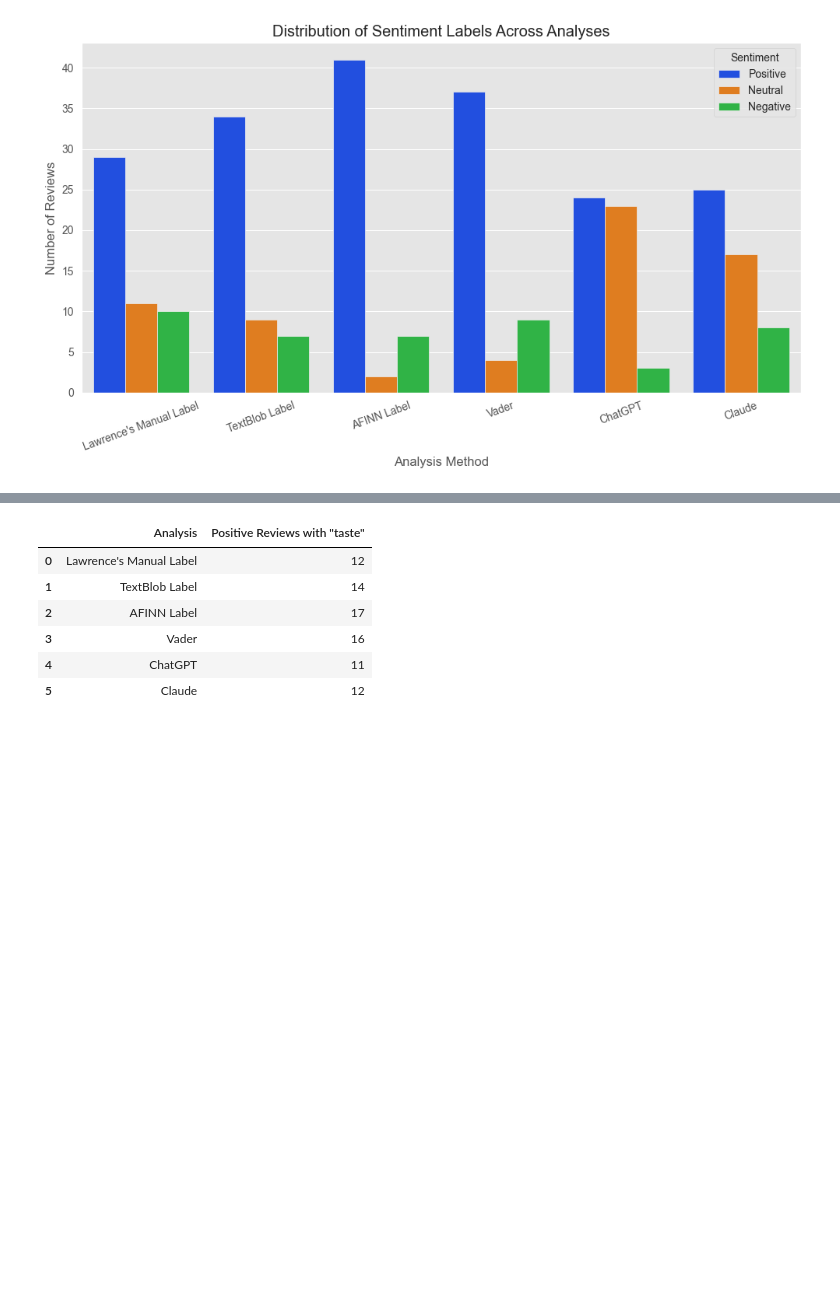
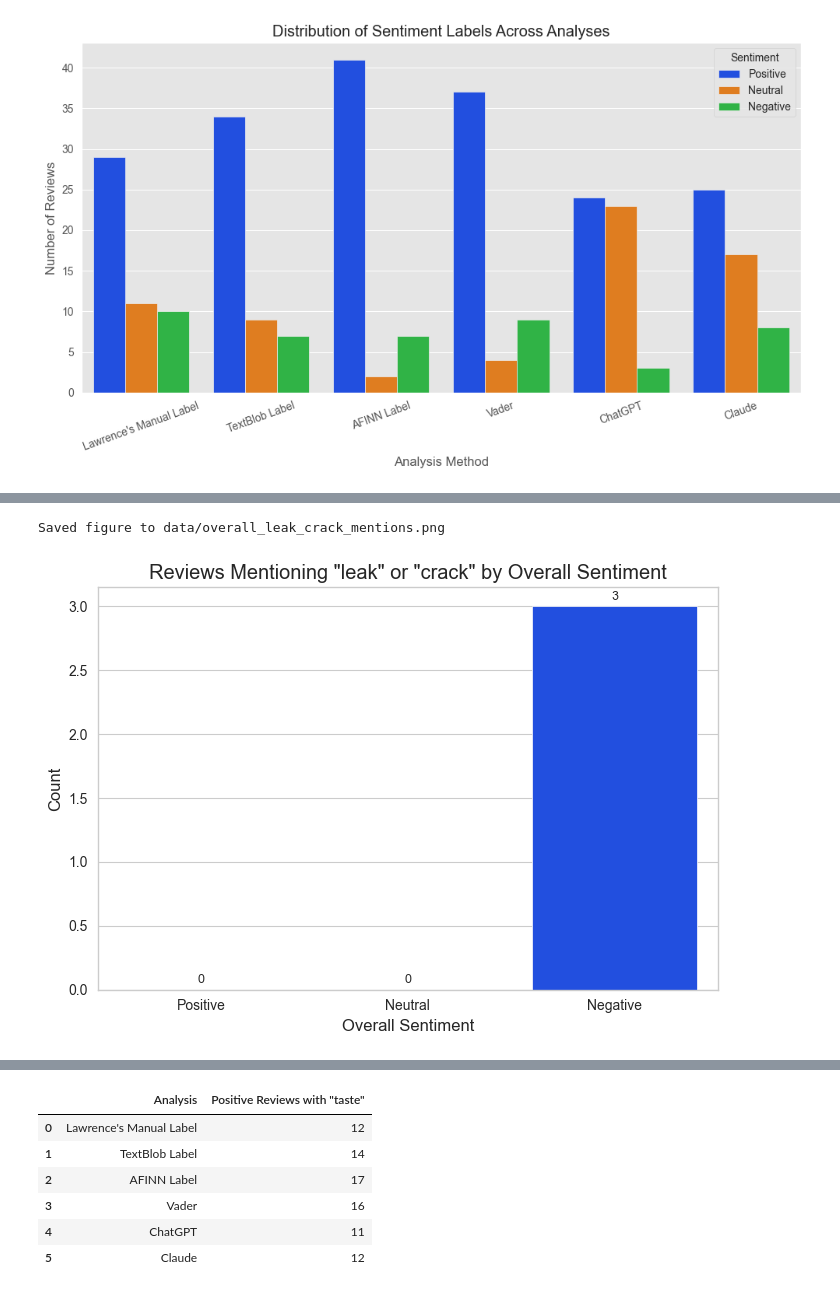
Before and after one commit to MyLightIsOn/sentiment-analysis-study, a Jupyter notebook: distribution.ipynb, the cells around one changed output, grey strips where cells are left out. Cells and saved outputs as stored; diff of their text form; code cells hidden in the pictures; blank space fills up the shorter version.

```diff
--- a/distribution.ipynb
+++ b/distribution.ipynb
@@ -138,0 +227,37 @@ We examine, for each analysis method, how many reviews labeled Positive include
+# %%
+# Build boolean mask for reviews mentioning "leak" or "crack"
+mention_leak_crack = df['Review Text'].astype(str).str.contains('leak|crack', case=False, na=False)
+
+# Aggregate by overall sentiment
+overall_leak_crack_counts = (
+    pd.Series(overall)
+      .to_frame(name='Overall')
+      .assign(mention_leak_crack=mention_leak_crack.values)
+      .groupby('Overall')['mention_leak_crack'].sum()
+      .reindex(order_sentiments, fill_value=0)
+)
+
+# Create DataFrame for plotting
+overall_leak_crack_df = pd.DataFrame({
+    'Sentiment': overall_leak_crack_counts.index,
+    'Reviews mentioning "leak" or "crack"': overall_leak_crack_counts.values
+})
+
+# Plot
+plt.figure(figsize=(7, 5))
+sns.barplot(x='Sentiment', y='Reviews mentioning "leak" or "crack"', data=overall_leak_crack_df)
+plt.title('Reviews Mentioning "leak" or "crack" by Overall Sentiment')
+plt.xlabel('Overall Sentiment')
+plt.ylabel('Count')
+for i, v in enumerate(overall_leak_crack_counts.values):
+    plt.text(i, v + (overall_leak_crack_counts.values.max() * 0.01 if overall_leak_crack_counts.values.max() > 0 else 0.1), str(int(v)),
+             ha='center', va='bottom', fontsize=9)
+plt.tight_layout()
+
+# Save figure
+overall_leak_crack_fig_path = fig_dir / 'overall_leak_crack_mentions.png'
+plt.savefig(overall_leak_crack_fig_path, dpi=200)
+print(f"Saved figure to {overall_leak_crack_fig_path}")
+# %% [output]
+Saved figure to data/overall_leak_crack_mentions.png
+[figure, added]
```
Also changed, not shown: parts of 9 cells of this notebook.
